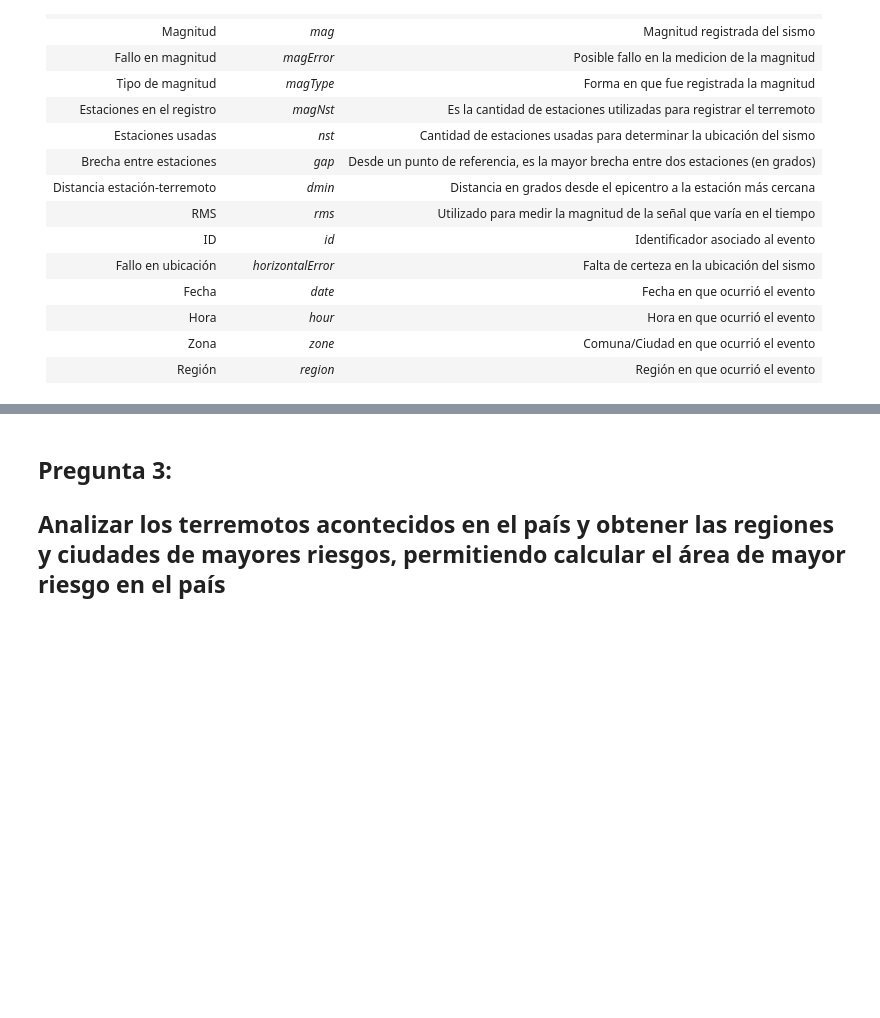
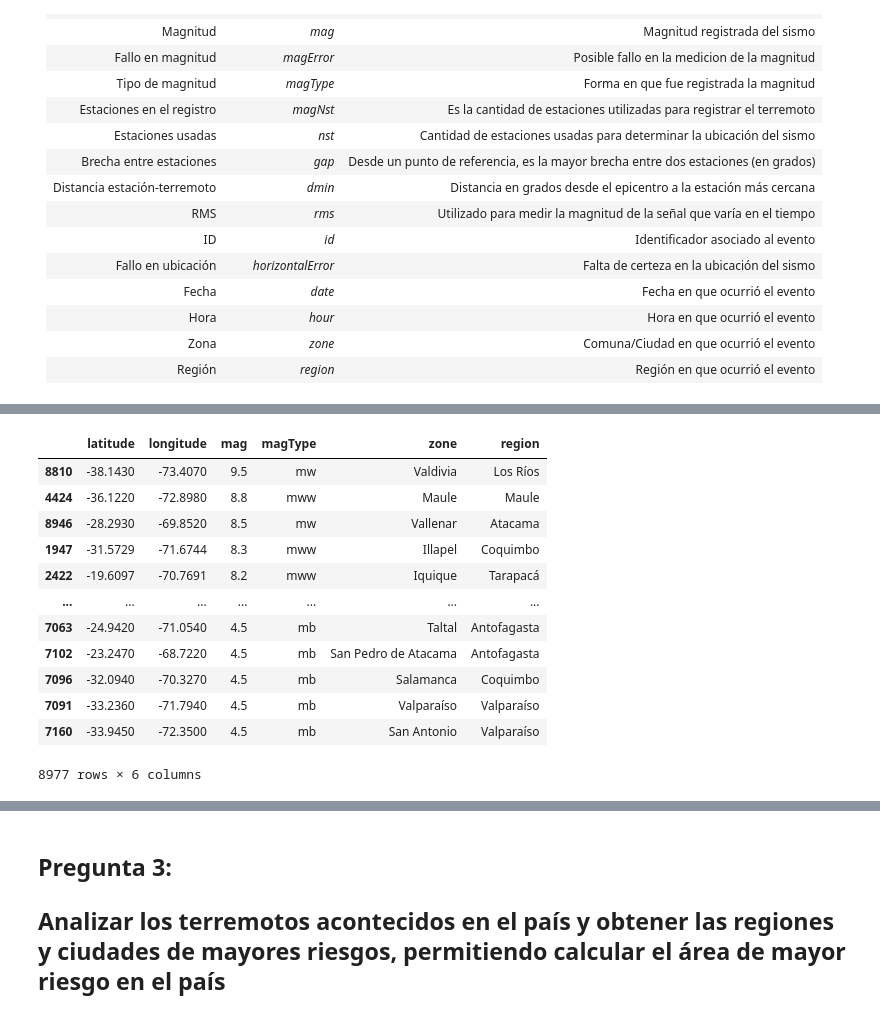
Before and after one commit to Skysilen-t/Proyecto-Ciencia-de-Datos, a Jupyter notebook: Propuesta y documento/Proyecto investigacion propuesta.ipynb, the cells around one changed output, grey strips where cells are left out. Saved outputs shown, nothing was run; the diff lists cells and outputs as text; code cells hidden in the pictures; blank space fills up the shorter version.

```diff
--- a/Propuesta y documento/Proyecto investigacion propuesta.ipynb
+++ b/Propuesta y documento/Proyecto investigacion propuesta.ipynb
@@ -528,0 +563,18 @@ La información que extraímos y almacenamos desde USGS Scientific Research Resu
+# %%
+regiones.remove('Coquimbo')
+terremotos = terremotos.sort_values(by='mag',ascending=False)
+terremotos
+# %% [output]
+|  | latitude | longitude | mag | magType | zone | region |
+| 8810 | -38.1430 | -73.4070 | 9.5 | mw | Valdivia | Los Ríos |
+| 4424 | -36.1220 | -72.8980 | 8.8 | mww | Maule | Maule |
+| 8946 | -28.2930 | -69.8520 | 8.5 | mw | Vallenar | Atacama |
+| 1947 | -31.5729 | -71.6744 | 8.3 | mww | Illapel | Coquimbo |
+| 2422 | -19.6097 | -70.7691 | 8.2 | mww | Iquique | Tarapacá |
+| ... | ... | ... | ... | ... | ... | ... |
+| 7063 | -24.9420 | -71.0540 | 4.5 | mb | Taltal | Antofagasta |
+| 7102 | -23.2470 | -68.7220 | 4.5 | mb | San Pedro de Atacama | Antofagasta |
+| 7096 | -32.0940 | -70.3270 | 4.5 | mb | Salamanca | Coquimbo |
+| 7091 | -33.2360 | -71.7940 | 4.5 | mb | Valparaíso | Valparaíso |
+| 7160 | -33.9450 | -72.3500 | 4.5 | mb | San Antonio | Valparaíso |
+8977 rows × 6 columns
```
Also changed, not shown: parts of 22 cells of this notebook, 1 other file.
